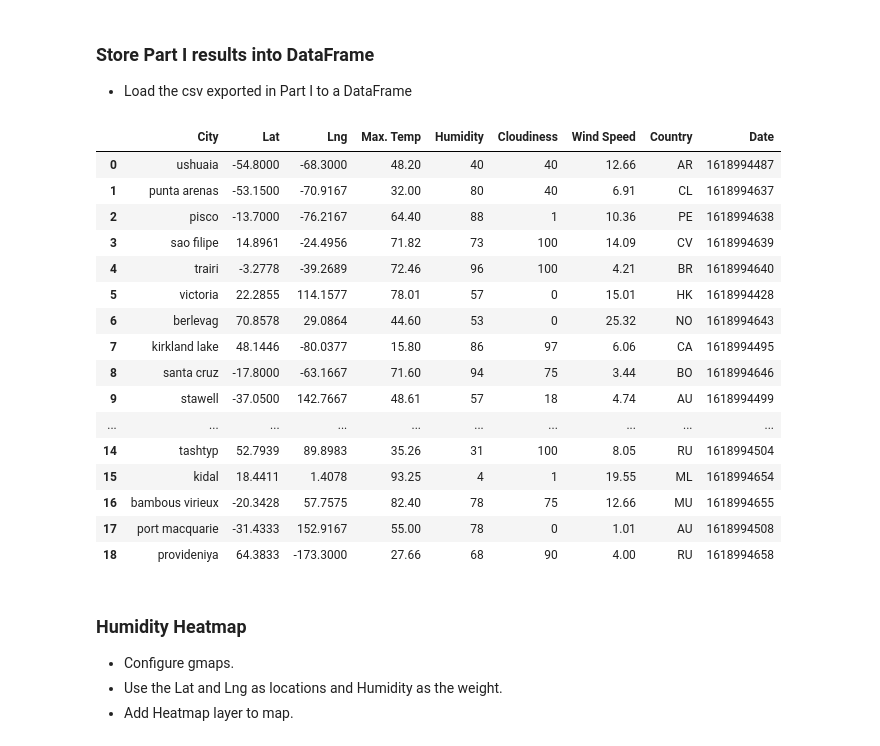
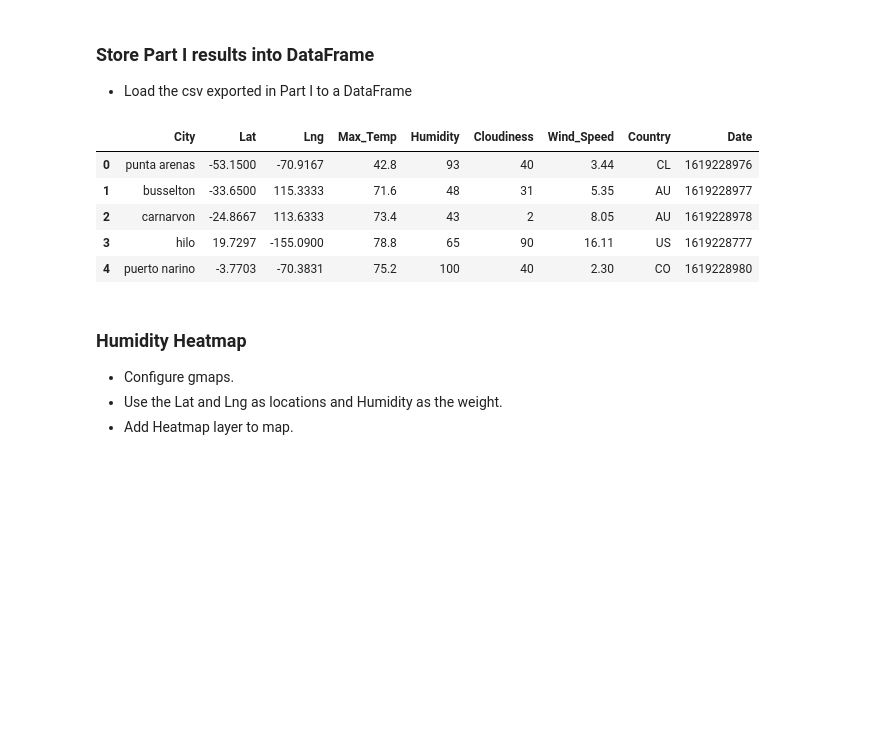
Before and after one commit to adamlever/python-api-challenge, a Jupyter notebook: VacationPy/VacationPy.ipynb, the cells around one changed output. Cells and saved outputs as stored; diff of their text form; code cells hidden in the pictures; blank space fills up the shorter version.

```diff
--- a/VacationPy/VacationPy.ipynb
+++ b/VacationPy/VacationPy.ipynb
@@ -22,25 +25,14 @@ from api_keys import g_key
 * Load the csv exported in Part I to a DataFrame
 # %%
 weather_data_df = pd.read_csv("../WeatherPy/output_data/weather_data.csv")
-weather_data_df
+weather_data_df.head()
 # %% [output]
-|  | City | Lat | Lng | Max. Temp | Humidity | Cloudiness | Wind Speed | Country | Date |
-| 0 | ushuaia | -54.8000 | -68.3000 | 48.20 | 40 | 40 | 12.66 | AR | 1618994487 |
-| 1 | punta arenas | -53.1500 | -70.9167 | 32.00 | 80 | 40 | 6.91 | CL | 1618994637 |
-| 2 | pisco | -13.7000 | -76.2167 | 64.40 | 88 | 1 | 10.36 | PE | 1618994638 |
-| 3 | sao filipe | 14.8961 | -24.4956 | 71.82 | 73 | 100 | 14.09 | CV | 1618994639 |
-| 4 | trairi | -3.2778 | -39.2689 | 72.46 | 96 | 100 | 4.21 | BR | 1618994640 |
-| 5 | victoria | 22.2855 | 114.1577 | 78.01 | 57 | 0 | 15.01 | HK | 1618994428 |
-| 6 | berlevag | 70.8578 | 29.0864 | 44.60 | 53 | 0 | 25.32 | NO | 1618994643 |
-| 7 | kirkland lake | 48.1446 | -80.0377 | 15.80 | 86 | 97 | 6.06 | CA | 1618994495 |
-| 8 | santa cruz | -17.8000 | -63.1667 | 71.60 | 94 | 75 | 3.44 | BO | 1618994646 |
-| 9 | stawell | -37.0500 | 142.7667 | 48.61 | 57 | 18 | 4.74 | AU | 1618994499 |
-| ... | ... | ... | ... | ... | ... | ... | ... | ... | ... |
-| 14 | tashtyp | 52.7939 | 89.8983 | 35.26 | 31 | 100 | 8.05 | RU | 1618994504 |
-| 15 | kidal | 18.4411 | 1.4078 | 93.25 | 4 | 1 | 19.55 | ML | 1618994654 |
-| 16 | bambous virieux | -20.3428 | 57.7575 | 82.40 | 78 | 75 | 12.66 | MU | 1618994655 |
-| 17 | port macquarie | -31.4333 | 152.9167 | 55.00 | 78 | 0 | 1.01 | AU | 1618994508 |
-| 18 | provideniya | 64.3833 | -173.3000 | 27.66 | 68 | 90 | 4.00 | RU | 1618994658 |
+|  | City | Lat | Lng | Max_Temp | Humidity | Cloudiness | Wind_Speed | Country | Date |
+| 0 | punta arenas | -53.1500 | -70.9167 | 42.8 | 93 | 40 | 3.44 | CL | 1619228976 |
+| 1 | busselton | -33.6500 | 115.3333 | 71.6 | 48 | 31 | 5.35 | AU | 1619228977 |
+| 2 | carnarvon | -24.8667 | 113.6333 | 73.4 | 43 | 2 | 8.05 | AU | 1619228978 |
+| 3 | hilo | 19.7297 | -155.0900 | 78.8 | 65 | 90 | 16.11 | US | 1619228777 |
+| 4 | puerto narino | -3.7703 | -70.3831 | 75.2 | 100 | 40 | 2.30 | CO | 1619228980 |
 # %% [markdown]
 ### Humidity Heatmap
 * Configure gmaps.
```
Also changed, not shown: parts of 12 cells of this notebook, 21 other files.
